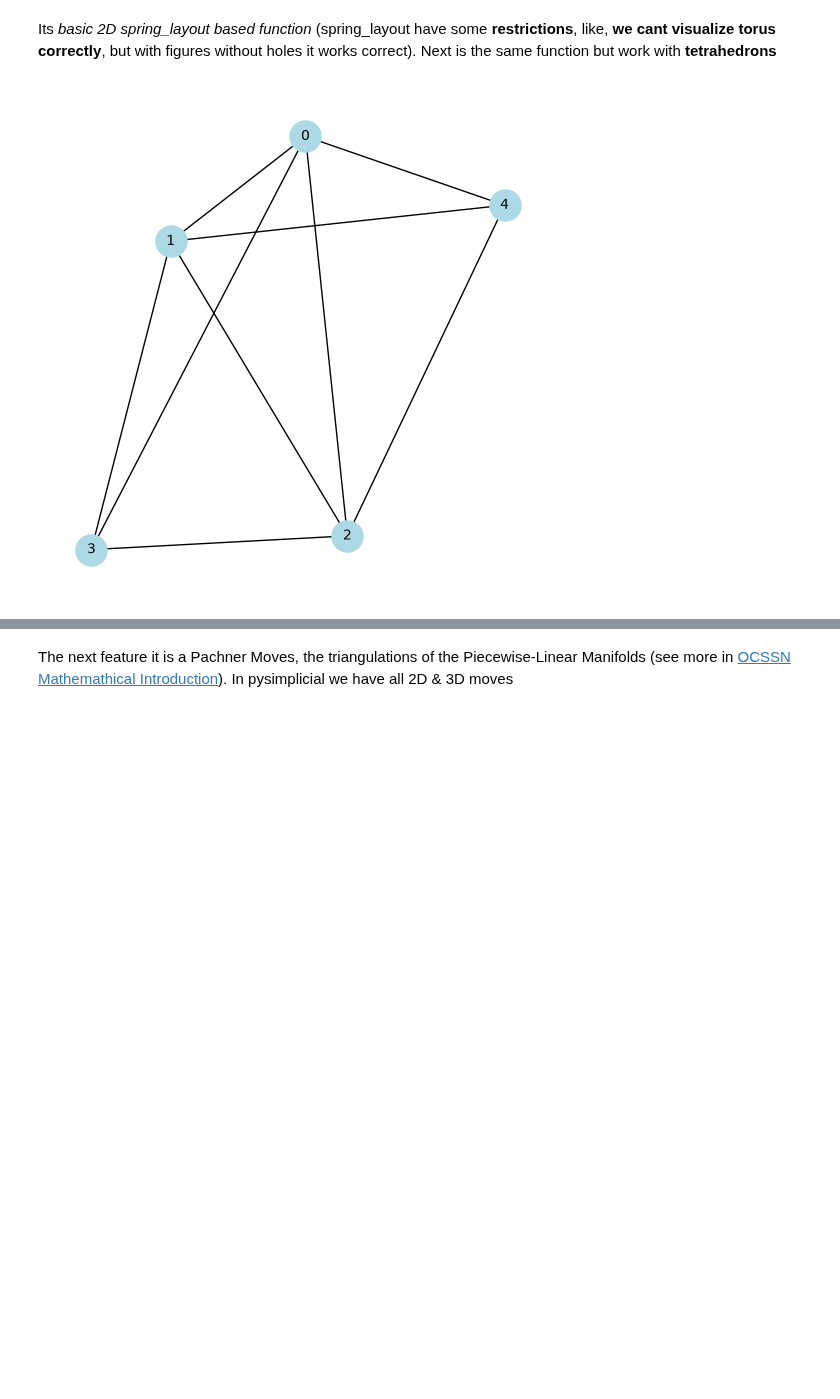
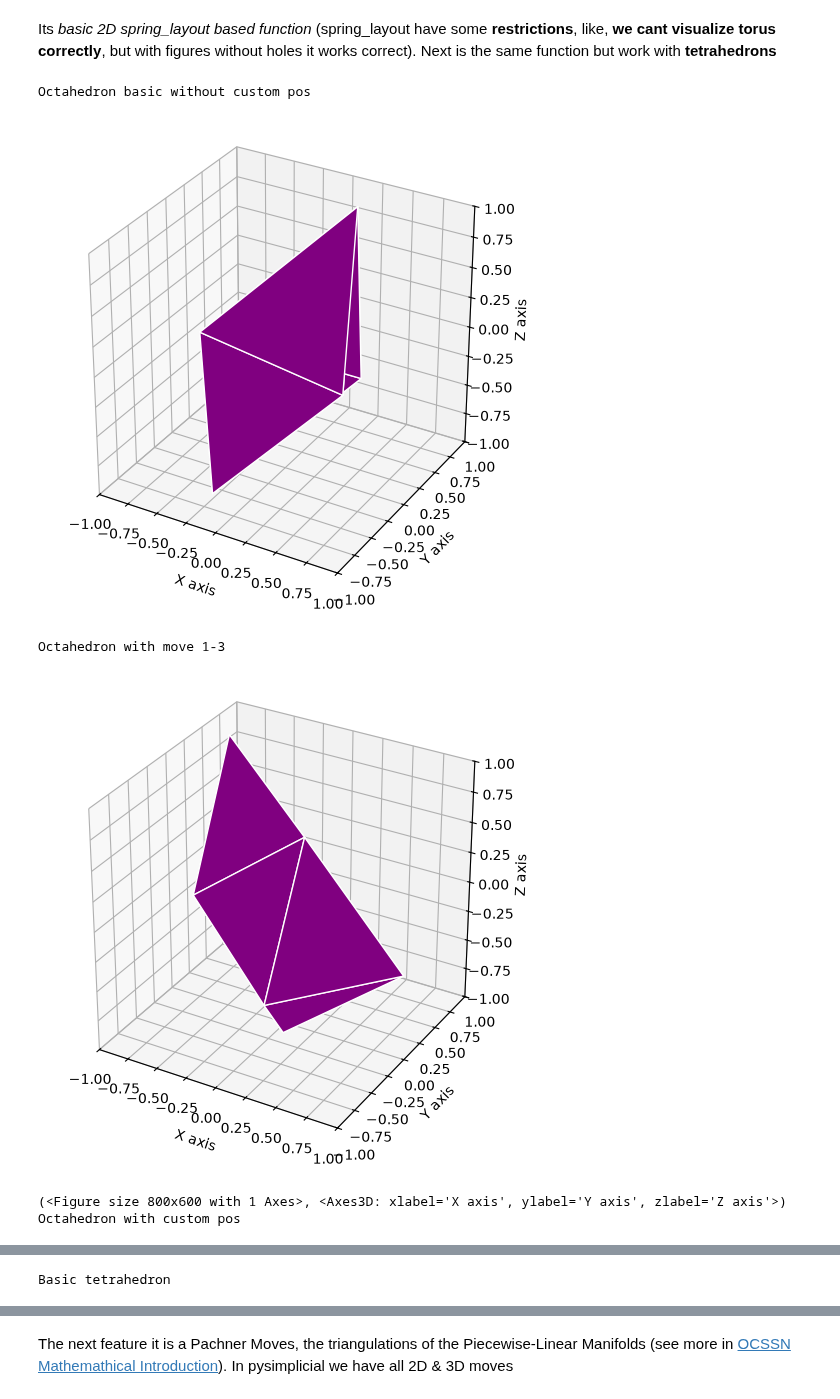
Before and after one commit to kaifczxc-lab/pysimplicial, a Jupyter notebook: Tutorials/showcase.ipynb, the cells around one changed output, grey strips where cells are left out. Drawn from its saved outputs; the diff is of its cells as text; code cells hidden in the pictures; blank space fills up the shorter version.

```diff
--- a/Tutorials/showcase.ipynb
+++ b/Tutorials/showcase.ipynb
@@ -42,6 +118,34 @@ def visualize_triangulation_3D(tris): # 3D visualization
 # %%
+octahedron = [(0,1,2), (0,2,3), (0,3,4), (0,4,1),(5,2,1), (5,3,2), (5,4,3), (5,1,4)]
 tetrahedron = [(0, 1, 2, 3),(0, 1, 2, 4)]
 
-PySimplicial.utils.visualize_triangulation_3D(tetrahedron)
+print("Octahedron basic without custom pos")
+PySimplicial.utils.visualize_triangulation_3D(octahedron, enable_random_face_colors=False)
+
+
+print("Octahedron with move 1-3")
+octahedron_with_move_1_3 = PySimplicial.utils.move_1_3(octahedron)
+visualize_octahedron_move_1_3 = PySimplicial.utils.visualize_triangulation_3D(octahedron_with_move_1_3, enable_random_face_colors=False)
+print(visualize_octahedron_move_1_3)
+
+
+pos = {0: (1, 0, 0),1: (-1, 0, 0),2: (0, 1, 0),3: (0, -1, 0),4: (0, 0, 1),5: (0, 0, -1)}
+
+print("Octahedron with custom pos")
+octahedron = [(0,1,2), (0,2,3), (0,3,4), (0,4,1), (5,2,1), (5,3,2), (5,4,3), (5,1,4)]
+PySimplicial.utils.visualize_triangulation_3D(octahedron, custom_pos=pos, enable_random_face_colors=True)
+
+print("Basic tetrahedron")
+PySimplicial.utils.visualize_triangulation_3D(tetrahedron, enable_random_face_colors=False)
+
+print("tetrahedron with 1-4 move")
+new_tetrahedron_1_4 = PySimplicial.utils.move_1_4(tetrahedron)
+visualize_tetrahedron_1_4 = PySimplicial.utils.visualize_triangulation_3D(new_tetrahedron_1_4, enable_random_face_colors=False)
+print(visualize_tetrahedron_1_4)
 # %% [output]
+Octahedron basic without custom pos
-[figure, old version]
+[figure, new version]
+Octahedron with move 1-3
+[figure, added]
+(<Figure size 800x600 with 1 Axes>, <Axes3D: xlabel='X axis', ylabel='Y axis', zlabel='Z axis'>)
+Octahedron with custom pos
@@ -47,0 +153 @@ PySimplicial.utils.visualize_triangulation_3D(tetrahedron)
+Basic tetrahedron
```
Also changed, not shown: parts of 16 cells of this notebook, 15 other files.
